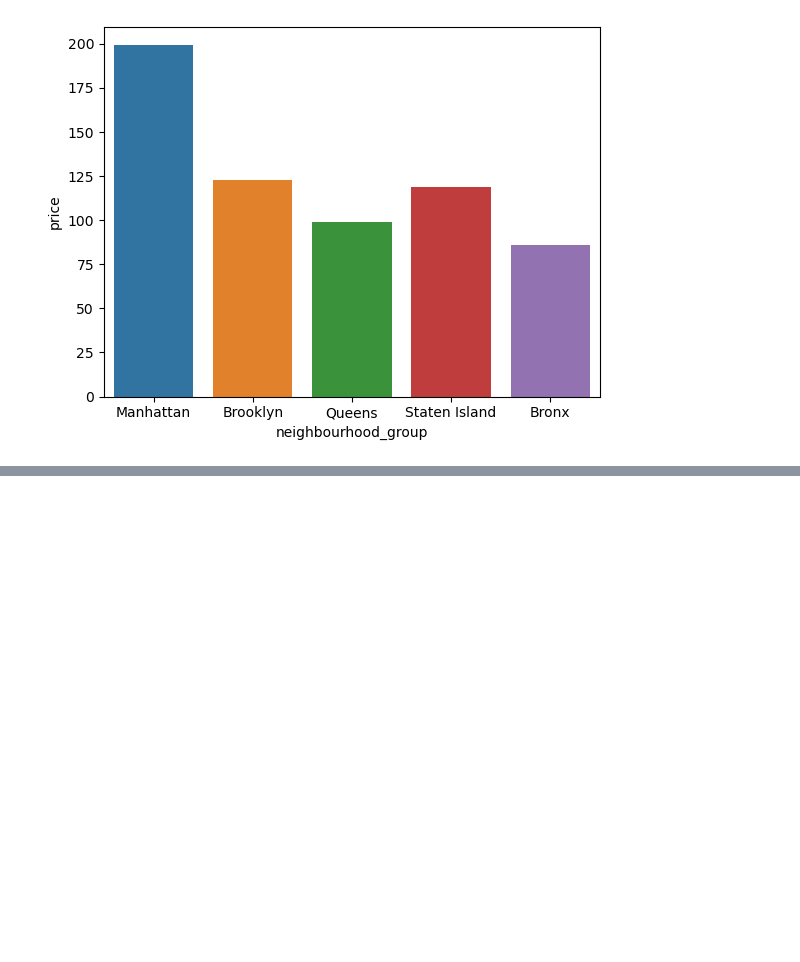
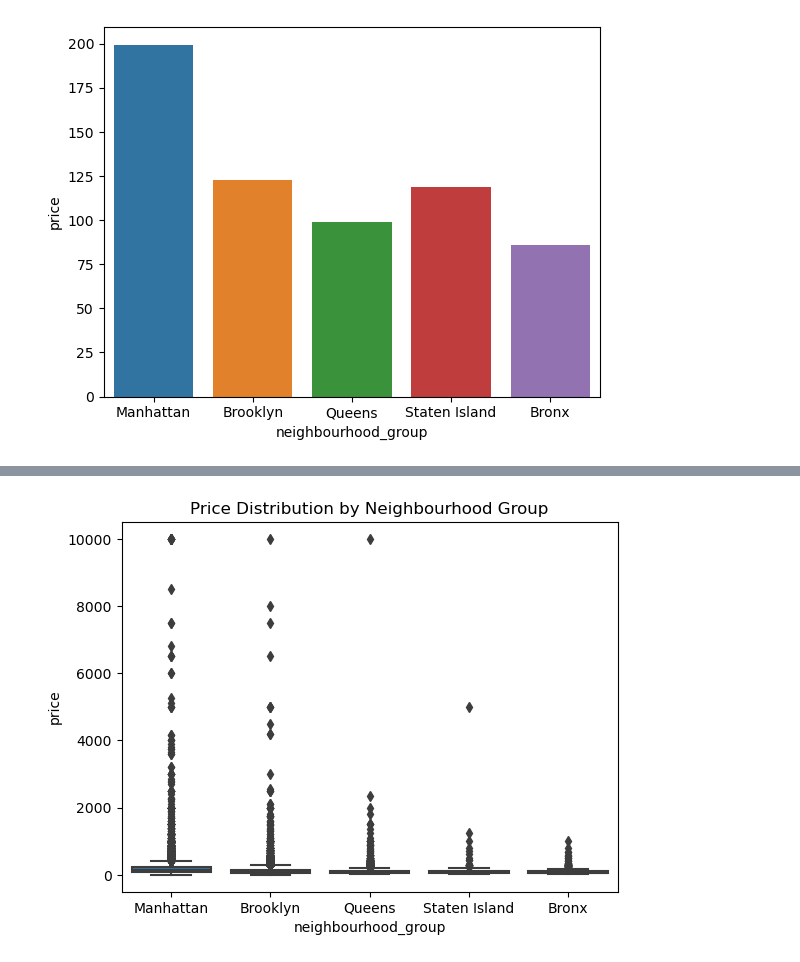
Before and after one commit to Tebrihk/qualitative_data_visualization, a Jupyter notebook: visualizing_qualitative_data.ipynb, the cells around one changed output, grey strips where cells are left out. Saved outputs shown, nothing was run; the diff lists cells and outputs as text; code cells hidden in the pictures; blank space fills up the shorter version.

```diff
--- a/visualizing_qualitative_data.ipynb
+++ b/visualizing_qualitative_data.ipynb
@@ -45,0 +54,6 @@ The `ci` parameter is deprecated. Use `errorbar=('ci', False)` for the same effe
+# %%
+sn.boxplot(x='neighbourhood_group', y='price', data=listing)
+plt.title("Price Distribution by Neighbourhood Group")
+plt.show()
+# %% [output]
+[figure, added]
```
Also changed, not shown: parts of 5 cells of this notebook.
